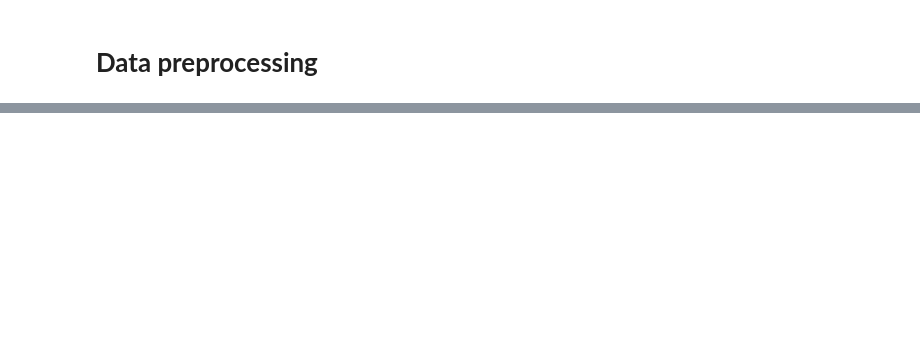
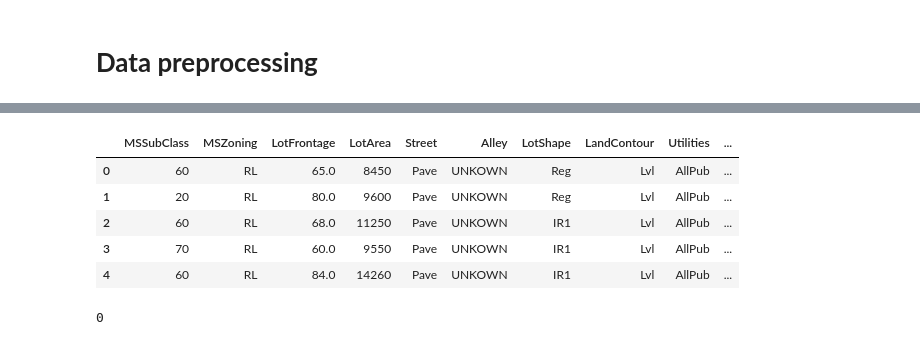
Before and after one commit to julien-medina-phd/House, a Jupyter notebook: Kaggle_House_Prices.ipynb, the cells around one changed output, grey strips where cells are left out. Drawn from its saved outputs; the diff is of its cells as text; code cells hidden in the pictures; blank space fills up the shorter version.

```diff
--- a/Kaggle_House_Prices.ipynb
+++ b/Kaggle_House_Prices.ipynb
@@ -151,0 +119,11 @@ dtype: int64
+# %%
+# Dropping rows where the target is missing
+Target = 'SalePrice'
+train.dropna(axis=0, subset=[Target], inplace=True)
+# %%
+# Combine Test and Training sets to maintain consistancy.
+data=pd.concat([train.iloc[:,:-1],test],axis=0)
+
+print('train df has {} rows and {} features'.format(train.shape[0],train.shape[1]))
+print('test df has {} rows and {} features'.format(test.shape[0],test.shape[1]))
+print('Combined df has {} rows and {} features'.format(data.shape[0],data.shape[1]))
@@ -151,0 +143,3 @@ dtype: int64
+# %%
+# Dropping unwanted columns
+data = data.drop(columns=['Id'],axis=1)
@@ -151,0 +174,32 @@ dtype: int64
+# %%
+# Missing Value Handling
+
+def HandleMissingValues(df):
+    # for Object columns fill using 'UNKOWN'
+    # for Numeric columns fill using median
+    num_cols = [cname for cname in df.columns if df[cname].dtype in ['int64', 'float64']]
+    cat_cols = [cname for cname in df.columns if df[cname].dtype == "object"]
+    values = {}
+    for a in cat_cols:
+        values[a] = 'UNKOWN'
+
+    for a in num_cols:
+        values[a] = df[a].median()
+
+    df.fillna(value=values,inplace=True)
+
+
+HandleMissingValues(data)
+data.head()
+# %% [output]
+|  | MSSubClass | MSZoning | LotFrontage | LotArea | Street | Alley | LotShape | LandContour | Utilities | ... |
+| 0 | 60 | RL | 65.0 | 8450 | Pave | UNKOWN | Reg | Lvl | AllPub | ... |
+| 1 | 20 | RL | 80.0 | 9600 | Pave | UNKOWN | Reg | Lvl | AllPub | ... |
+| 2 | 60 | RL | 68.0 | 11250 | Pave | UNKOWN | IR1 | Lvl | AllPub | ... |
+| 3 | 70 | RL | 60.0 | 9550 | Pave | UNKOWN | IR1 | Lvl | AllPub | ... |
+| 4 | 60 | RL | 84.0 | 14260 | Pave | UNKOWN | IR1 | Lvl | AllPub | ... |
+# %%
+# Check for any missing values
+data.isnull().sum().sum()
+# %% [output]
+0
```
Also changed, not shown: parts of 41 cells of this notebook.
